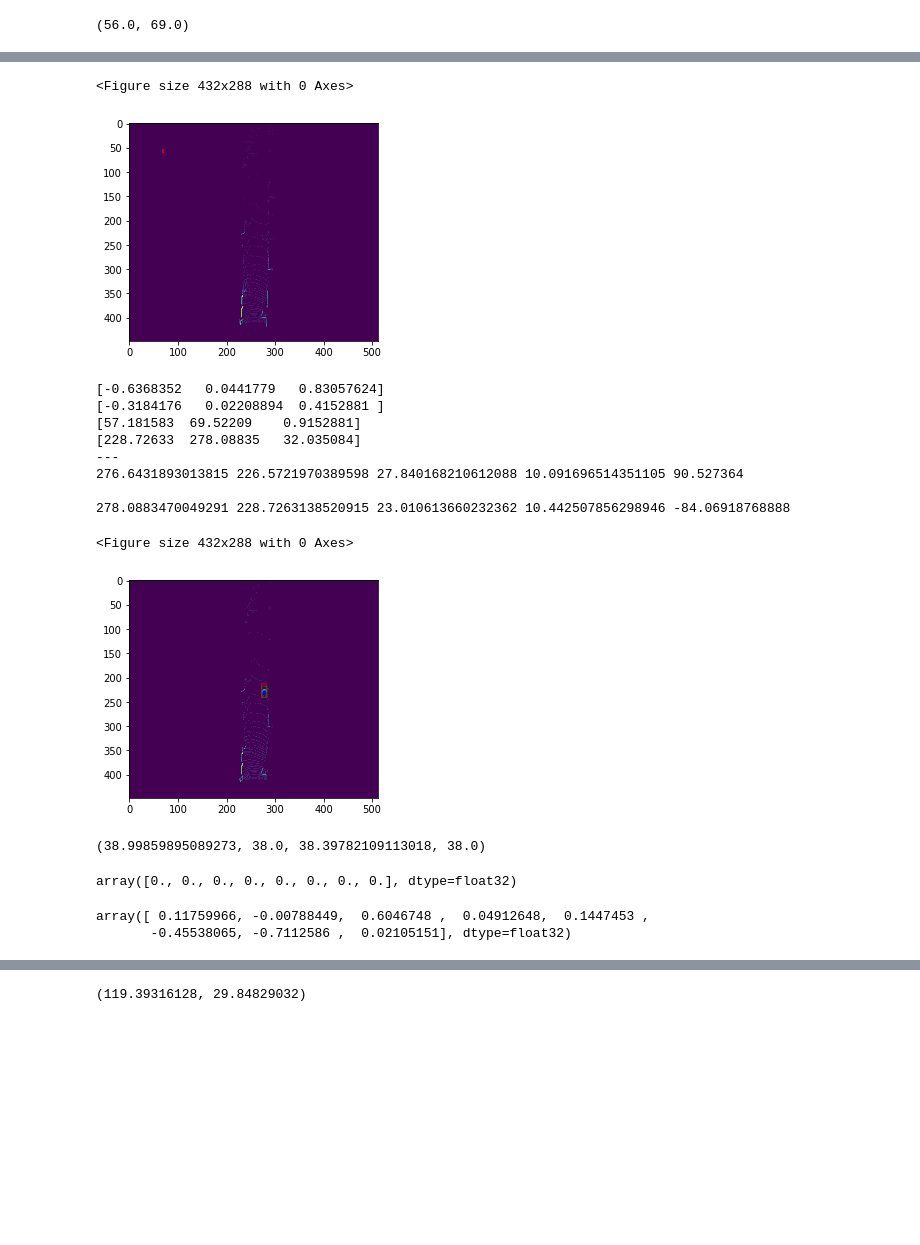
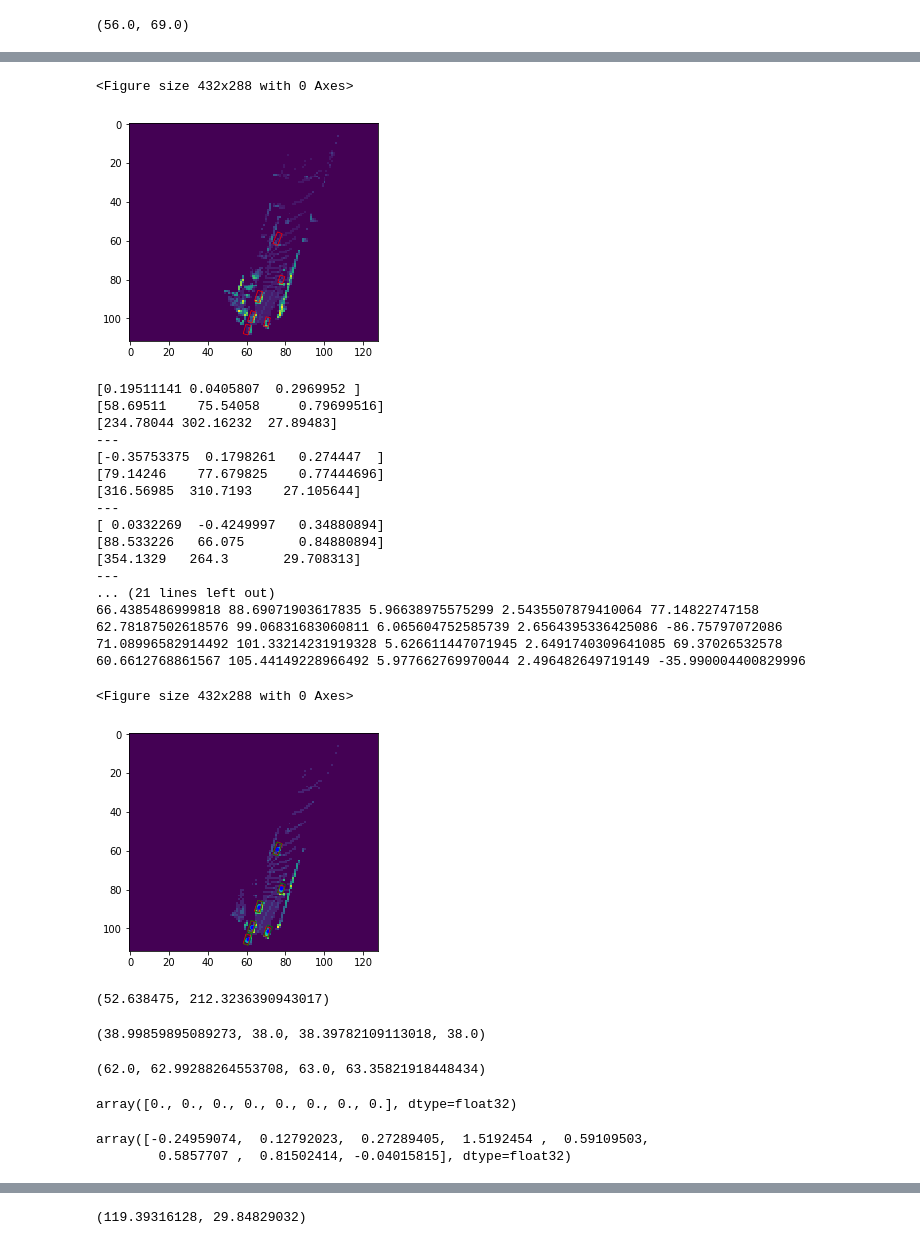
Before and after one commit to marmohamed/Multi-Modal-Fusion-For-3d-Object-Detection, a Jupyter notebook: src/Notebooks/Model Evaluation-Copy1.ipynb, the cells around one changed output, grey strips where cells are left out. Saved outputs shown, nothing was run; the diff lists cells and outputs as text; code cells hidden in the pictures; blank space fills up the shorter version.

```diff
--- a/src/Notebooks/Model Evaluation-Copy1.ipynb
+++ b/src/Notebooks/Model Evaluation-Copy1.ipynb
@@ -459,12 +459,12 @@ def get_augmentation_parameters(augment):
                         image_translate_y = 0
 
                     if np.random.random_sample() >= 0.0:
-                        translate_x = np.random.random_sample() * 40 - 20
+                        translate_x = np.random.random_sample() * 20 - 10
                     else:
                         translate_x = 0
                     if np.random.random_sample() >= 0.0:
                         # translate_y = random.randint(-15, 15)
-                        translate_y = np.random.random_sample() * 40 - 20
+                        translate_y = np.random.random_sample() * 20 - 10
                     else:
                         translate_y = 0
 
@@ -496,11 +496,11 @@ def get_augmentation_parameters(augment):
                     sc_y = 1
                     sc_z = 1
 
-                    if np.random.random_sample() >= 0.0:
-                       sc_x += ((random.random() * 2) - 1.) / 10.
+#                     if np.random.random_sample() >= 0.0:
+#                        sc_x += ((random.random() * 2) - 1.) / 10.
 
-                    if np.random.random_sample() >= 0.0:
-                       sc_y  += ((random.random() * 2) - 1.) / 10.
+#                     if np.random.random_sample() >= 0.0:
+#                        sc_y  += ((random.random() * 2) - 1.) / 10.
 
 
                     sc = np.array([[sc_x, 0, 0, 0], [0, sc_y, 0, 0], [0, 0, sc_z, 0], [0, 0, 0, 1]])
@@ -750,7 +750,7 @@ list_lidar_paths = list(map(lambda x: base_path+'/data_object_velodyne/training/
 list_label_paths = list(map(lambda x: base_path + '/data_object_label_2/training/label_2/' + x + '.txt', list_files))
 list_calib_paths = list(map(lambda x: base_path + '/data_object_calib/training/calib/' + x + '.txt', list_files))
 # %%
-i_c = 1
+i_c = 5
 current_file = list_files[i_c]
 current_file
 # %% [output]
@@ -831,7 +851,7 @@ plt.imshow(img)
 # %%
 
 
-rot, tr, sc, image_translate_x, image_translate_y, ang, fliplr = get_augmentation_parameters(False)
+rot, tr, sc, image_translate_x, image_translate_y, ang, fliplr = get_augmentation_parameters(True)
 
 data_reader_obj = DataReader(list_camera_paths[i_c],
                              list_calib_paths[i_c],
@@ -840,8 +860,8 @@ data_reader_obj = DataReader(list_camera_paths[i_c],
                              rot, sc, tr, ang, image_translate_x, image_translate_y,
                              get_actual_dims=True,
                              fliplr=fliplr)
-# data_reader_obj.lidar_reader.size = (448//4, 512//4, 35)
-data_reader_obj.label_reader.size = (448, 512, 35)
+data_reader_obj.lidar_reader.size = (448//4, 512//4, 35)
+# data_reader_obj.label_reader.size = (448//4, 512//4, 35)
 camera_image = data_reader_obj.read_image()
 lidar_image = data_reader_obj.lidar_reader.read_lidar()
 _, label, directions = data_reader_obj.label_reader.read_label()
@@ -1145,7 +1195,7 @@ for i in range(0, len(label)):
 plt.show()
 # %% [output]
 <Figure size 432x288 with 0 Axes>
-[figure, old version]
+[figure, new version]
 # %%
 def convert_prediction_into_real_values2(label_tensor, truth_value=None,
             anchors=np.array([3.9, 1.6, 1.5]),
@@ -1164,10 +1214,10 @@ def convert_prediction_into_real_values2(label_tensor, truth_value=None,
             out = np.copy(label_tensor[ones_index[0][i], ones_index[1][i], :])
             anchor = np.array([x+0.5, y+0.5, 0.5, anchors[0], anchors[1], anchors[2]])
 
-            mins = np.array([-0.5, -0.5, -0.5, 0.7, 0.1, 0.1, -1.1, -1.1])
-            maxs = np.array([0.5, 0.5, 0.5, 1.9, 0.75, 0.91, 1.1, 1.1])
-            print(out[:3])
-            out[:8] = ((out[:8] + 1) / 2) * (maxs - mins) + mins
+#             mins = np.array([-0.5, -0.5, -0.5, 0.7, 0.1, 0.1, -1.1, -1.1])
+#             maxs = np.array([0.5, 0.5, 0.5, 1.9, 0.75, 0.91, 1.1, 1.1])
+#             print(out[:3])
+#             out[:8] = ((out[:8] + 1) / 2) * (maxs - mins) + mins
 
             out[3:6] = np.exp(out[3:6])
             print(out[:3])
@@ -1224,7 +1274,7 @@ data_reader_obj.label_reader = LabelReader('./' + current_file + '.txt',
                                            rot, tr, sc, ang, data_reader_obj.calib_reader,
                                         get_actual_dims=True,
                                         from_file=True, fliplr=fliplr)
-data_reader_obj.label_reader.size = (448, 512, 35)
+data_reader_obj.label_reader.size = (448//4, 512//4, 35)
 _, label_bev, _ = data_reader_obj.read_label()
 data_reader_obj.label_reader.get_actual_dims = False
 _, label_bev2, _ = data_reader_obj.read_label()
@@ -1258,47 +1308,64 @@ for i in range(0, len(label)):
     ax.add_patch(rect)
 
 
 print()
 
 for i in range(0, len(label_bev)):
     w = label_bev[i][3]
     h = label_bev[i][4]
     x = label_bev[i][0]
     y = label_bev[i][1]
     print(y, x, w, h, -label_bev[i][6]*57.2958)
     ax.scatter(y, x, s=10, c='b')
     polygon = convert5Pointto8Point(y, x, w, h, -label[i][6]*57.2958)
     xs = polygon[0::2]
     ys = polygon[1::2]
     l = []
     for j in range(4):
         l.append([xs[j], ys[j]])
 
-    if i == 2:
-        c = 'c'
-    else:
-        c = 'g'
+#     if i == 2:
+#         c = 'c'
+#     else:
+#         c = 'g'
 
     rect = patches.Polygon(l,linewidth=0.75,edgecolor=c,facecolor='none')
     ax.add_patch(rect)
 
 print()
 
 
 plt.show()
 # %% [output]
-[-0.6368352   0.0441779   0.83057624]
-[-0.3184176   0.02208894  0.4152881 ]
-[57.181583  69.52209    0.9152881]
-[228.72633  278.08835   32.035084]
+[0.19511141 0.0405807  0.2969952 ]
+[58.69511    75.54058     0.79699516]
+[234.78044 302.16232  27.89483]
 ---
-276.6431893013815 226.5721970389598 27.840168210612088 10.091696514351105 90.527364
-
-278.0883470049291 228.7263138520915 23.010613660232362 10.442507856298946 -84.06918768888
+[-0.35753375  0.1798261   0.274447  ]
+[79.14246    77.679825    0.77444696]
+[316.56985  310.7193    27.105644]
+---
+[ 0.0332269  -0.4249997   0.34880894]
+[88.533226   66.075       0.84880894]
+[354.1329   264.3       29.708313]
+---
+... (21 lines left out)
+66.4385486999818 88.69071903617835 5.96638975575299 2.5435507879410064 77.14822747158
+62.78187502618576 99.06831683060811 6.065604752585739 2.6564395336425086 -86.75797072086
+71.08996582914492 101.33214231919328 5.626611447071945 2.6491740309641085 69.37026532578
+60.6612768861567 105.44149228966492 5.977662769970044 2.496482649719149 -35.990004400829996
 <Figure size 432x288 with 0 Axes>
-[figure, old version]
+[figure, new version]
+# %%
+210.5539/4, 53.08090977357543*4
+# %% [output]
+(52.638475, 212.3236390943017)
 # %%
 155.9943958035709/4, 155.9943958035709 // 4, 153.59128436452073/4, 153.59128436452073//4
 # %% [output]
 (38.99859895089273, 38.0, 38.39782109113018, 38.0)
+# %%
+251.97153058214832//4, 251.97153058214832/4, 253.43287673793736//4, 253.43287673793736/4
+# %% [output]
+(62.0, 62.99288264553708, 63.0, 63.35821918448434)
 # %%
@@ -1307,9 +1374,9 @@ t3
 # %% [output]
 array([0., 0., 0., 0., 0., 0., 0., 0.], dtype=float32)
 # %%
-t2 = final_output[0, 29, 38, :8]
+t2 = final_output[0, 36, 52, :8]
 t2
 # %% [output]
-array([ 0.11759966, -0.00788449,  0.6046748 ,  0.04912648,  0.1447453 ,
-       -0.45538065, -0.7112586 ,  0.02105151], dtype=float32)
+array([-0.24959074,  0.12792023,  0.27289405,  1.5192454 ,  0.59109503,
+        0.5857707 ,  0.81502414, -0.04015815], dtype=float32)
 # %%
```
Also changed, not shown: parts of 38 cells of this notebook, 6 other files.
